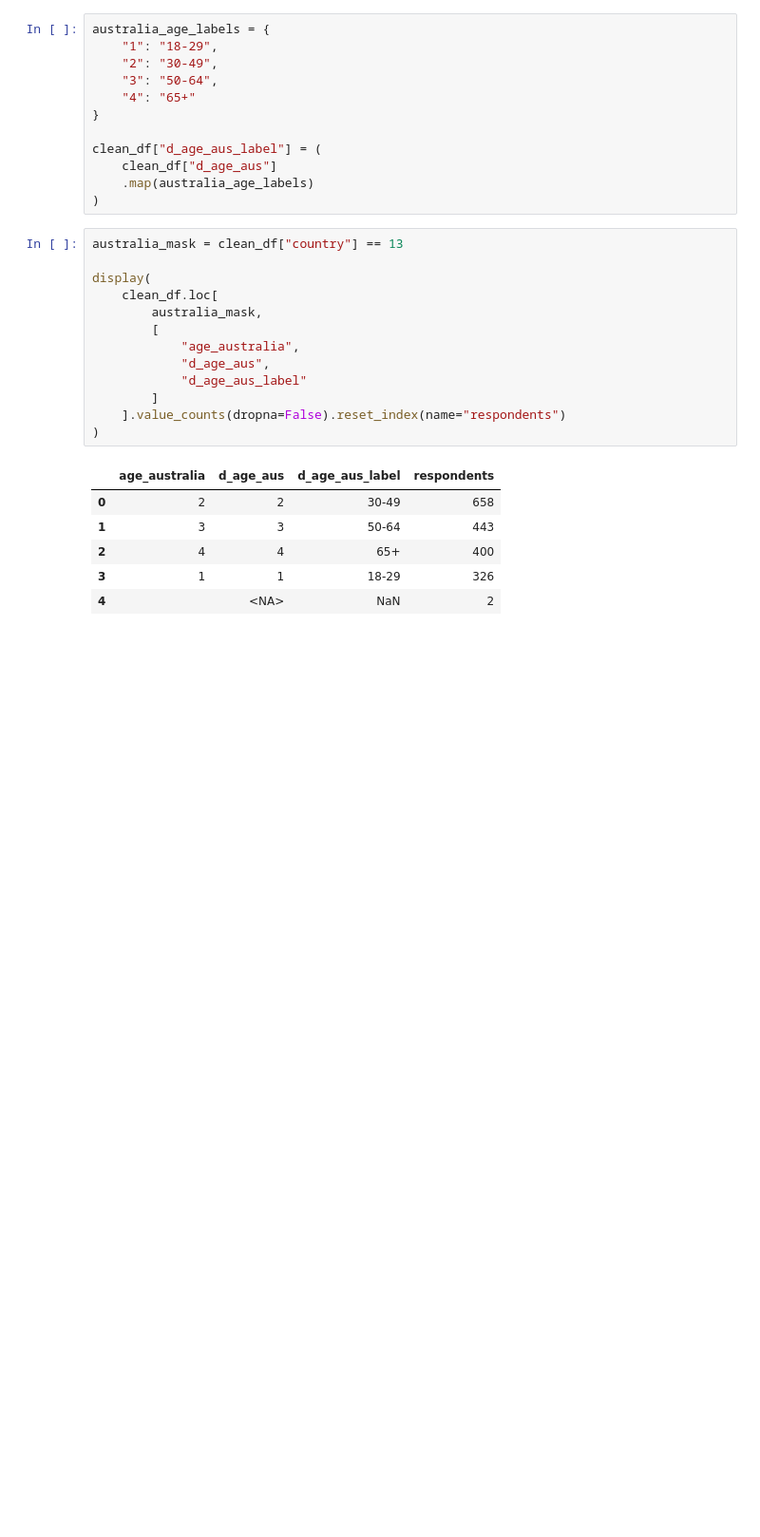
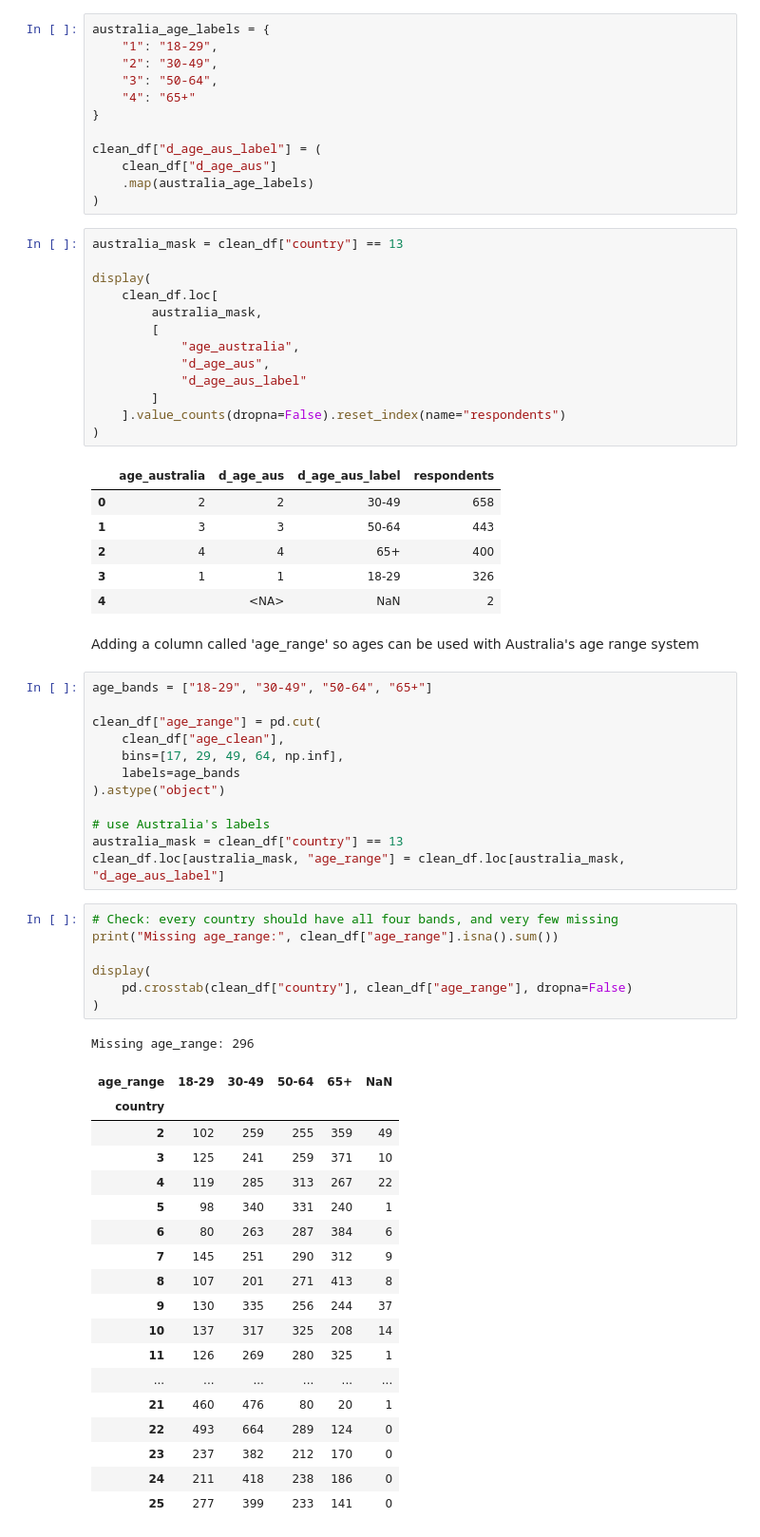
Before and after one commit to finlay-ab/vibe-check-genz-ai, a Jupyter notebook: src/clean.ipynb, the cells around one changed output. Shown at 95% size. Cells and saved outputs as stored; diff of their text form; blank space fills up the shorter version.

```diff
--- a/src/clean.ipynb
+++ b/src/clean.ipynb
@@ -236,3 +236,44 @@ display(
 | 2 | 4 | 4 | 65+ | 400 |
 | 3 | 1 | 1 | 18-29 | 326 |
 | 4 |  | <NA> | NaN | 2 |
+# %% [markdown]
+Adding a column called 'age_range' so ages can be used with Australia's age range system
+# %%
+age_bands = ["18-29", "30-49", "50-64", "65+"]
+
+clean_df["age_range"] = pd.cut(
+    clean_df["age_clean"],
+    bins=[17, 29, 49, 64, np.inf],
+    labels=age_bands
+).astype("object")
+
+# use Australia's labels
+australia_mask = clean_df["country"] == 13
+clean_df.loc[australia_mask, "age_range"] = clean_df.loc[australia_mask, "d_age_aus_label"]
+# %%
+# Check: every country should have all four bands, and very few missing
+print("Missing age_range:", clean_df["age_range"].isna().sum())
+
+display(
+    pd.crosstab(clean_df["country"], clean_df["age_range"], dropna=False)
+)
+# %% [output]
+Missing age_range: 296
+| age_range | 18-29 | 30-49 | 50-64 | 65+ | NaN |
+| country |  |  |  |  |  |
+| 2 | 102 | 259 | 255 | 359 | 49 |
+| 3 | 125 | 241 | 259 | 371 | 10 |
+| 4 | 119 | 285 | 313 | 267 | 22 |
+| 5 | 98 | 340 | 331 | 240 | 1 |
+| 6 | 80 | 263 | 287 | 384 | 6 |
+| 7 | 145 | 251 | 290 | 312 | 9 |
+| 8 | 107 | 201 | 271 | 413 | 8 |
+| 9 | 130 | 335 | 256 | 244 | 37 |
+| 10 | 137 | 317 | 325 | 208 | 14 |
+| 11 | 126 | 269 | 280 | 325 | 1 |
+| ... | ... | ... | ... | ... | ... |
+| 21 | 460 | 476 | 80 | 20 | 1 |
+| 22 | 493 | 664 | 289 | 124 | 0 |
+| 23 | 237 | 382 | 212 | 170 | 0 |
+| 24 | 211 | 418 | 238 | 186 | 0 |
+| 25 | 277 | 399 | 233 | 141 | 0 |
```
Also changed, not shown: parts of 3 cells of this notebook, 1 other file.
